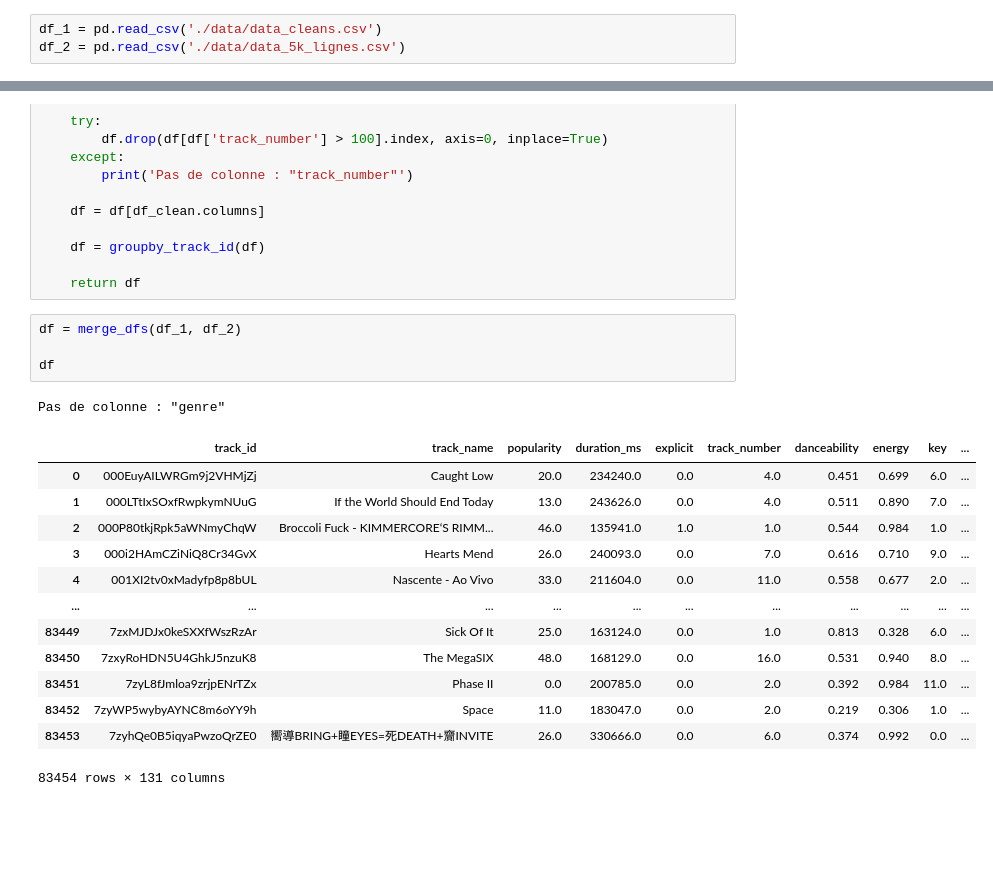
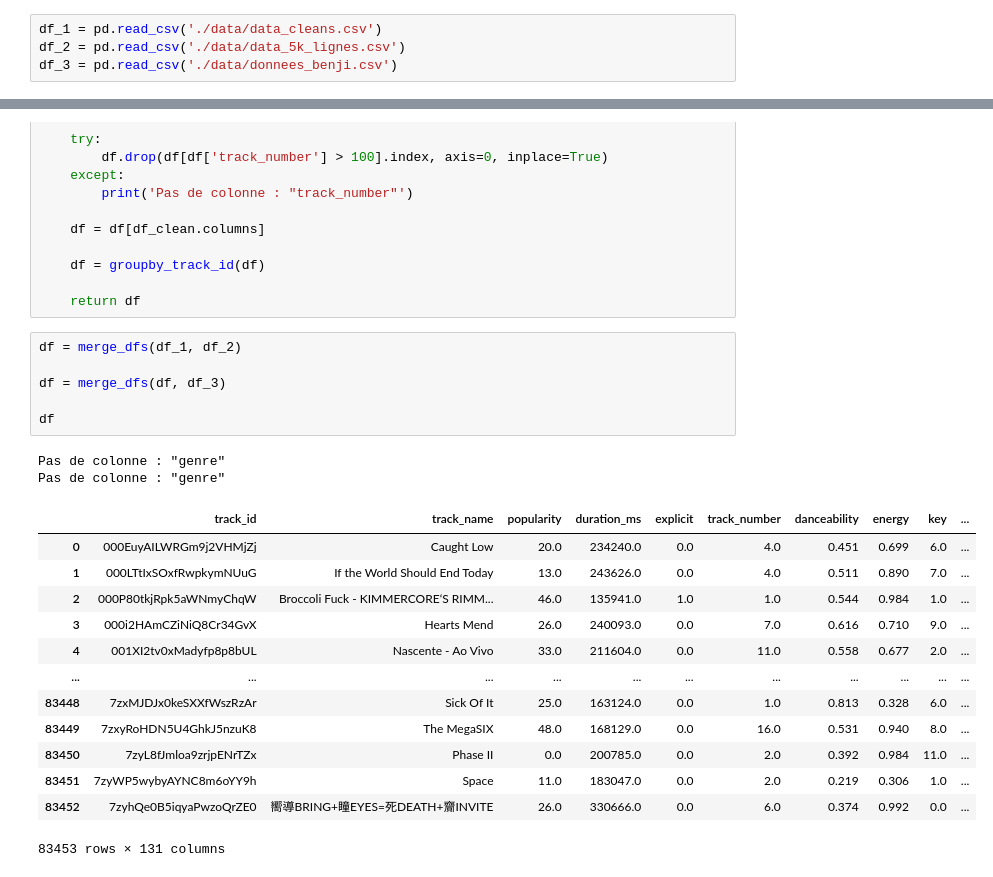
Before and after one commit to StevenDelval/Projet-_r-capitulatif-Machine_Learning, a Jupyter notebook: function_merge.ipynb, the cells around one changed output, grey strips where cells are left out. Cells and saved outputs as stored; diff of their text form; blank space fills up the shorter version.

Commit message:
fix(Clean): merge_dfs
merge_dfs

```diff
--- a/function_merge.ipynb
+++ b/function_merge.ipynb
@@ -6,6 +6,7 @@ pd.options.display.max_rows = 200
 # %%
 df_1 = pd.read_csv('./data/data_cleans.csv')
 df_2 = pd.read_csv('./data/data_5k_lignes.csv')
+df_3 = pd.read_csv('./data/donnees_benji.csv')
 # %%
 def groupby_track_id (df):
 
@@ -64,19 +65,22 @@ def merge_dfs(df_clean, df_merge):
 # %%
 df = merge_dfs(df_1, df_2)
 
+df = merge_dfs(df, df_3)
+
 df
 # %% [output]
 Pas de colonne : "genre"
+Pas de colonne : "genre"
 |  | track_id | track_name | popularity | duration_ms | explicit | track_number | danceability | energy | key | ... |
 | 0 | 000EuyAILWRGm9j2VHMjZj | Caught Low | 20.0 | 234240.0 | 0.0 | 4.0 | 0.451 | 0.699 | 6.0 | ... |
 | 1 | 000LTtIxSOxfRwpkymNUuG | If the World Should End Today | 13.0 | 243626.0 | 0.0 | 4.0 | 0.511 | 0.890 | 7.0 | ... |
 | 2 | 000P80tkjRpk5aWNmyChqW | Broccoli Fuck - KIMMERCORE‘S RIMM... | 46.0 | 135941.0 | 1.0 | 1.0 | 0.544 | 0.984 | 1.0 | ... |
 | 3 | 000i2HAmCZiNiQ8Cr34GvX | Hearts Mend | 26.0 | 240093.0 | 0.0 | 7.0 | 0.616 | 0.710 | 9.0 | ... |
 | 4 | 001XI2tv0xMadyfp8p8bUL | Nascente - Ao Vivo | 33.0 | 211604.0 | 0.0 | 11.0 | 0.558 | 0.677 | 2.0 | ... |
 | ... | ... | ... | ... | ... | ... | ... | ... | ... | ... | ... |
-| 83449 | 7zxMJDJx0keSXXfWszRzAr | Sick Of It | 25.0 | 163124.0 | 0.0 | 1.0 | 0.813 | 0.328 | 6.0 | ... |
-| 83450 | 7zxyRoHDN5U4GhkJ5nzuK8 | The MegaSIX | 48.0 | 168129.0 | 0.0 | 16.0 | 0.531 | 0.940 | 8.0 | ... |
-| 83451 | 7zyL8fJmloa9zrjpENrTZx | Phase II | 0.0 | 200785.0 | 0.0 | 2.0 | 0.392 | 0.984 | 11.0 | ... |
-| 83452 | 7zyWP5wybyAYNC8m6oYY9h | Space | 11.0 | 183047.0 | 0.0 | 2.0 | 0.219 | 0.306 | 1.0 | ... |
-| 83453 | 7zyhQe0B5iqyaPwzoQrZE0 | 嚮導BRING+瞳EYES=死DEATH+齎INVITE | 26.0 | 330666.0 | 0.0 | 6.0 | 0.374 | 0.992 | 0.0 | ... |
+| 83448 | 7zxMJDJx0keSXXfWszRzAr | Sick Of It | 25.0 | 163124.0 | 0.0 | 1.0 | 0.813 | 0.328 | 6.0 | ... |
+| 83449 | 7zxyRoHDN5U4GhkJ5nzuK8 | The MegaSIX | 48.0 | 168129.0 | 0.0 | 16.0 | 0.531 | 0.940 | 8.0 | ... |
+| 83450 | 7zyL8fJmloa9zrjpENrTZx | Phase II | 0.0 | 200785.0 | 0.0 | 2.0 | 0.392 | 0.984 | 11.0 | ... |
+| 83451 | 7zyWP5wybyAYNC8m6oYY9h | Space | 11.0 | 183047.0 | 0.0 | 2.0 | 0.219 | 0.306 | 1.0 | ... |
+| 83452 | 7zyhQe0B5iqyaPwzoQrZE0 | 嚮導BRING+瞳EYES=死DEATH+齎INVITE | 26.0 | 330666.0 | 0.0 | 6.0 | 0.374 | 0.992 | 0.0 | ... |
-83454 rows × 131 columns
+83453 rows × 131 columns
```
Also changed, not shown: 1 other file.
